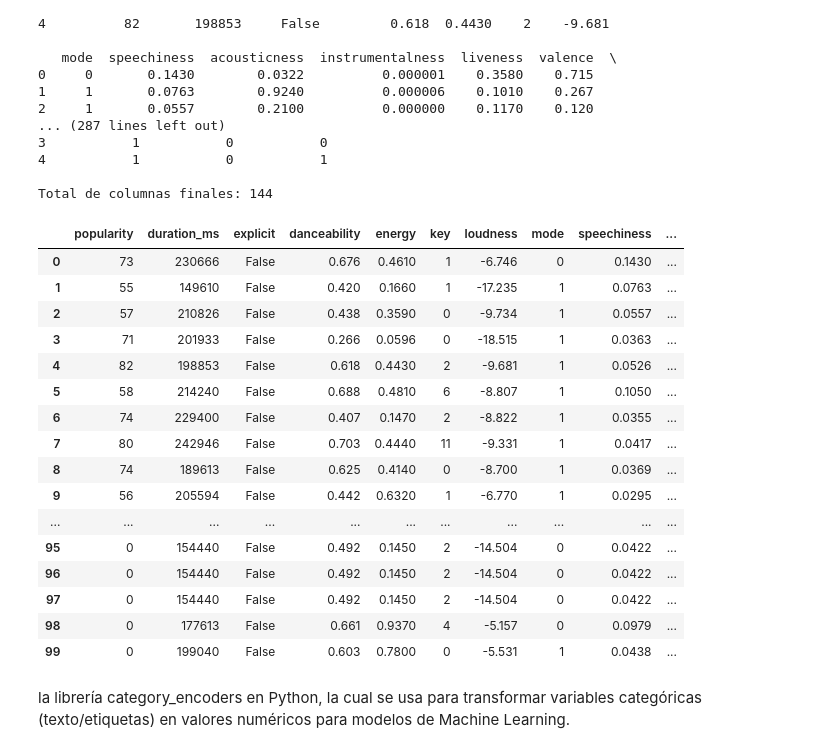
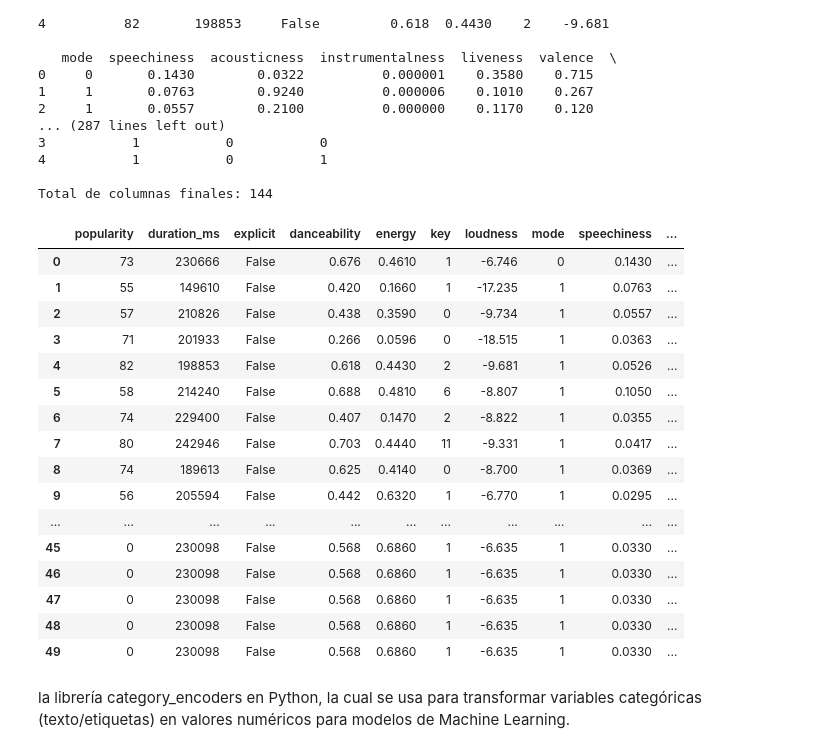
Before and after one commit to CamFuenzalidaC/GuerrerosZ, a Jupyter notebook: Primera_evaluacion.ipynb, the cells around one changed output. Cells and saved outputs as stored; diff of their text form; code cells hidden in the pictures.

```diff
--- a/Primera_evaluacion.ipynb
+++ b/Primera_evaluacion.ipynb
@@ -33,6 +33,8 @@ pd.set_option('display.max_rows', None)
 # %%
 url = "https://raw.githubusercontent.com/CamFuenzalidaC/GuerrerosZ/ce340033c05f2b38c72ffdbfad7d39d310892e07/Spotify_Music.csv"
 df = pd.read_csv(url,index_col=0)
+# %%
+df = df.drop(columns=['track_id'])
 # %%
 df.head(5)#los primeros 5
 # %% [output]
@@ -364,7 +362,7 @@ artists_binary = be.fit_transform(df[['artists']])
 # Mantenemos las variables numéricas (popularidad, energía, etc.) y pegamos las nuevas
 # Eliminamos track_id, track_name y album_name ya que suelen ser identificadores únicos
 # que no ayudan a la predicción general, a menos que decidas procesarlas también.
-cols_to_drop = ['track_id', 'artists', 'track_name', 'album_name', 'track_genre']
+cols_to_drop = ['artists', 'track_name', 'album_name', 'track_genre']
 df_final = pd.concat([df.drop(columns=cols_to_drop), genre_df, artists_binary], axis=1)
 
 # 4. Ver los cambios
@@ -390,25 +388,25 @@ Primeras filas del nuevo dataset:
 
 Total de columnas finales: 144
 # %%
-df_final.head(100) #observamos el nuevo dataframe con las variables y encoder aplicado
+df_final.head(50) #observamos el nuevo dataframe con las variables y encoder aplicado
 # %% [output]
 |  | popularity | duration_ms | explicit | danceability | energy | key | loudness | mode | speechiness | ... |
 | 0 | 73 | 230666 | False | 0.676 | 0.4610 | 1 | -6.746 | 0 | 0.1430 | ... |
 | 1 | 55 | 149610 | False | 0.420 | 0.1660 | 1 | -17.235 | 1 | 0.0763 | ... |
 | 2 | 57 | 210826 | False | 0.438 | 0.3590 | 0 | -9.734 | 1 | 0.0557 | ... |
 | 3 | 71 | 201933 | False | 0.266 | 0.0596 | 0 | -18.515 | 1 | 0.0363 | ... |
 | 4 | 82 | 198853 | False | 0.618 | 0.4430 | 2 | -9.681 | 1 | 0.0526 | ... |
 | 5 | 58 | 214240 | False | 0.688 | 0.4810 | 6 | -8.807 | 1 | 0.1050 | ... |
 | 6 | 74 | 229400 | False | 0.407 | 0.1470 | 2 | -8.822 | 1 | 0.0355 | ... |
 | 7 | 80 | 242946 | False | 0.703 | 0.4440 | 11 | -9.331 | 1 | 0.0417 | ... |
 | 8 | 74 | 189613 | False | 0.625 | 0.4140 | 0 | -8.700 | 1 | 0.0369 | ... |
 | 9 | 56 | 205594 | False | 0.442 | 0.6320 | 1 | -6.770 | 1 | 0.0295 | ... |
 | ... | ... | ... | ... | ... | ... | ... | ... | ... | ... | ... |
-| 95 | 0 | 154440 | False | 0.492 | 0.1450 | 2 | -14.504 | 0 | 0.0422 | ... |
-| 96 | 0 | 154440 | False | 0.492 | 0.1450 | 2 | -14.504 | 0 | 0.0422 | ... |
-| 97 | 0 | 154440 | False | 0.492 | 0.1450 | 2 | -14.504 | 0 | 0.0422 | ... |
-| 98 | 0 | 177613 | False | 0.661 | 0.9370 | 4 | -5.157 | 0 | 0.0979 | ... |
-| 99 | 0 | 199040 | False | 0.603 | 0.7800 | 0 | -5.531 | 1 | 0.0438 | ... |
+| 45 | 0 | 230098 | False | 0.568 | 0.6860 | 1 | -6.635 | 1 | 0.0330 | ... |
+| 46 | 0 | 230098 | False | 0.568 | 0.6860 | 1 | -6.635 | 1 | 0.0330 | ... |
+| 47 | 0 | 230098 | False | 0.568 | 0.6860 | 1 | -6.635 | 1 | 0.0330 | ... |
+| 48 | 0 | 230098 | False | 0.568 | 0.6860 | 1 | -6.635 | 1 | 0.0330 | ... |
+| 49 | 0 | 230098 | False | 0.568 | 0.6860 | 1 | -6.635 | 1 | 0.0330 | ... |
 # %% [markdown]
 la librería category_encoders en Python, la cual se usa para transformar variables categóricas (texto/etiquetas) en valores numéricos para modelos de Machine Learning.
 # %%
```
Also changed, not shown: parts of 28 cells of this notebook.
